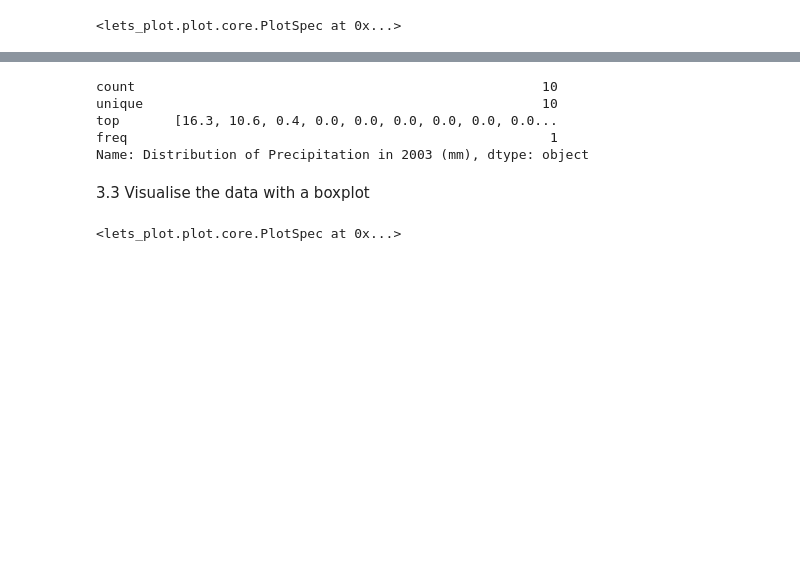
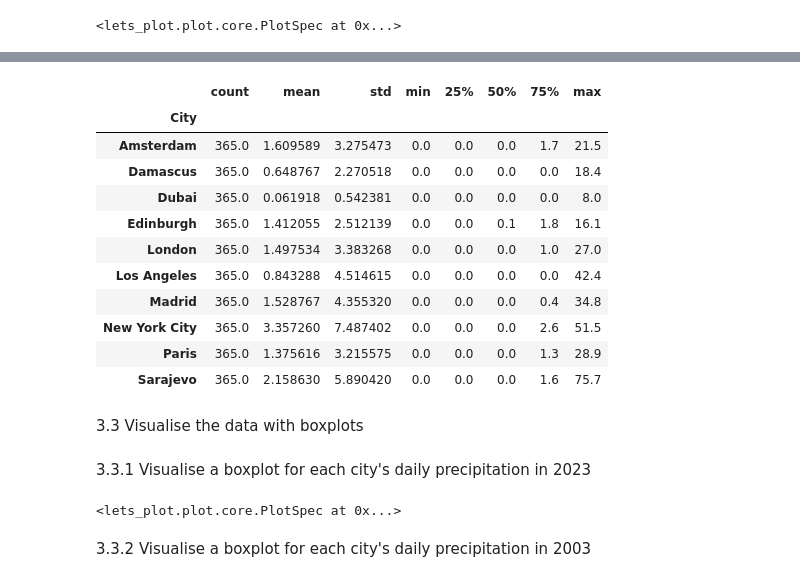
Before and after one commit to nadiabegic/global-weather-analysis, a Jupyter notebook: code/NB02 - Data Analysis.ipynb, the cells around one changed output, grey strips where cells are left out. Saved outputs shown, nothing was run; the diff lists cells and outputs as text; code cells hidden in the pictures; blank space fills up the shorter version.

```diff
--- a/code/NB02 - Data Analysis.ipynb
+++ b/code/NB02 - Data Analysis.ipynb
@@ -296,31 +261,38 @@ df_dist_prec_2003
 | 7 | New York City | [15.3, 15.7, 3.4, 5.9, 0.0, 0.0, ... |
 | 8 | Los Angeles | [0.0, 0.0, 0.0, 0.0, 0.0, 0.0, 0.... |
 | 9 | Dubai | [0.1, 0.0, 0.0, 0.0, 0.0, 0.0, 0.... |
+# %%
+plot_daily_prec_2003_df = df_daily_prec_2003.explode('Daily Precipitation in 2003 (mm)') # explode the dataframe
+
+plot_daily_prec_2003_df['Daily Precipitation in 2003 (mm)']=plot_daily_prec_2003_df['Daily Precipitation in 2003 (mm)'].astype(float)
 # %%
-# test
-df_dist_prec_2003['Distribution of Precipitation in 2003 (mm)'].describe()
+# view the summary statistics of the dataframe
+plot_daily_prec_2003_df.groupby('City')['Daily Precipitation in 2003 (mm)'].describe()
 # %% [output]
-count                                                    10
-unique                                                   10
-top       [16.3, 10.6, 0.4, 0.0, 0.0, 0.0, 0.0, 0.0, 0.0...
-freq                                                      1
-Name: Distribution of Precipitation in 2003 (mm), dtype: object
+|  | count | mean | std | min | 25% | 50% | 75% | max |
+| City |  |  |  |  |  |  |  |  |
+| Amsterdam | 365.0 | 1.609589 | 3.275473 | 0.0 | 0.0 | 0.0 | 1.7 | 21.5 |
+| Damascus | 365.0 | 0.648767 | 2.270518 | 0.0 | 0.0 | 0.0 | 0.0 | 18.4 |
+| Dubai | 365.0 | 0.061918 | 0.542381 | 0.0 | 0.0 | 0.0 | 0.0 | 8.0 |
+| Edinburgh | 365.0 | 1.412055 | 2.512139 | 0.0 | 0.0 | 0.1 | 1.8 | 16.1 |
+| London | 365.0 | 1.497534 | 3.383268 | 0.0 | 0.0 | 0.0 | 1.0 | 27.0 |
+| Los Angeles | 365.0 | 0.843288 | 4.514615 | 0.0 | 0.0 | 0.0 | 0.0 | 42.4 |
+| Madrid | 365.0 | 1.528767 | 4.355320 | 0.0 | 0.0 | 0.0 | 0.4 | 34.8 |
+| New York City | 365.0 | 3.357260 | 7.487402 | 0.0 | 0.0 | 0.0 | 2.6 | 51.5 |
+| Paris | 365.0 | 1.375616 | 3.215575 | 0.0 | 0.0 | 0.0 | 1.3 | 28.9 |
+| Sarajevo | 365.0 | 2.158630 | 5.890420 | 0.0 | 0.0 | 0.0 | 1.6 | 75.7 |
 # %% [markdown]
-3.3 Visualise the data with a boxplot
+3.3 Visualise the data with boxplots
-# %%
-# my code not working
-
-p = (ggplot(df_dist_prec_2023, aes(y='Distribution of Precipitation in 2023 (mm)'))
-     + scale_color_viridis(option="magma", end=0.8)
-     + ggsize(700, 400))
-
-# Ordering by variable "..middle.." when using stat "boxplot" or "boxplot_outlier".
-class_by_middle=as_discrete('City', order_by='..middle..', order=1)
-
-# Equivalent ordering by variable "..y.." when using `stat_summary()`.
-class_by_y=as_discrete('City', order_by='..y..', order=1)
-
-plot = p + geom_boxplot(aes(x=class_by_middle, color='..middle..'))
-plot
-# %% [output]
-<lets_plot.plot.core.PlotSpec at 0x...>
+# %% [markdown]
+3.3.1 Visualise a boxplot for each city's daily precipitation in 2023
+# %%
+daily_prec_2023_plot = (ggplot(plot_daily_prec_2023_df, aes(x='City', y='Daily Precipitation in 2023 (mm)', fill='City')) +
+     geom_boxplot() +
+     scale_fill_brewer(palette='Set3') +
+     ylim(0, 6)) # zooming into the boxplot to better visualise the IQR, upper limit must be at least 4.6 as the maximum value for Q3 in the dataframe is 4.6
+
+daily_prec_2023_plot
+# %% [output]
+<lets_plot.plot.core.PlotSpec at 0x...>
+# %% [markdown]
+3.3.2 Visualise a boxplot for each city's daily precipitation in 2003
```
Also changed, not shown: parts of 20 cells of this notebook.
